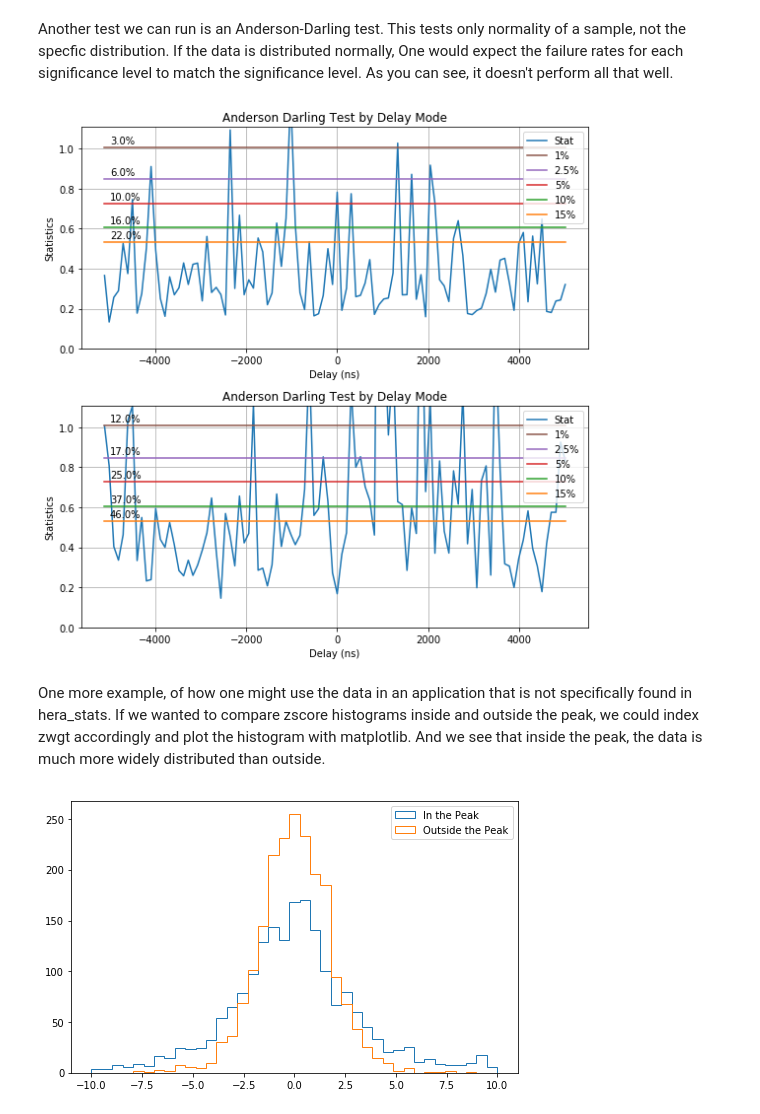
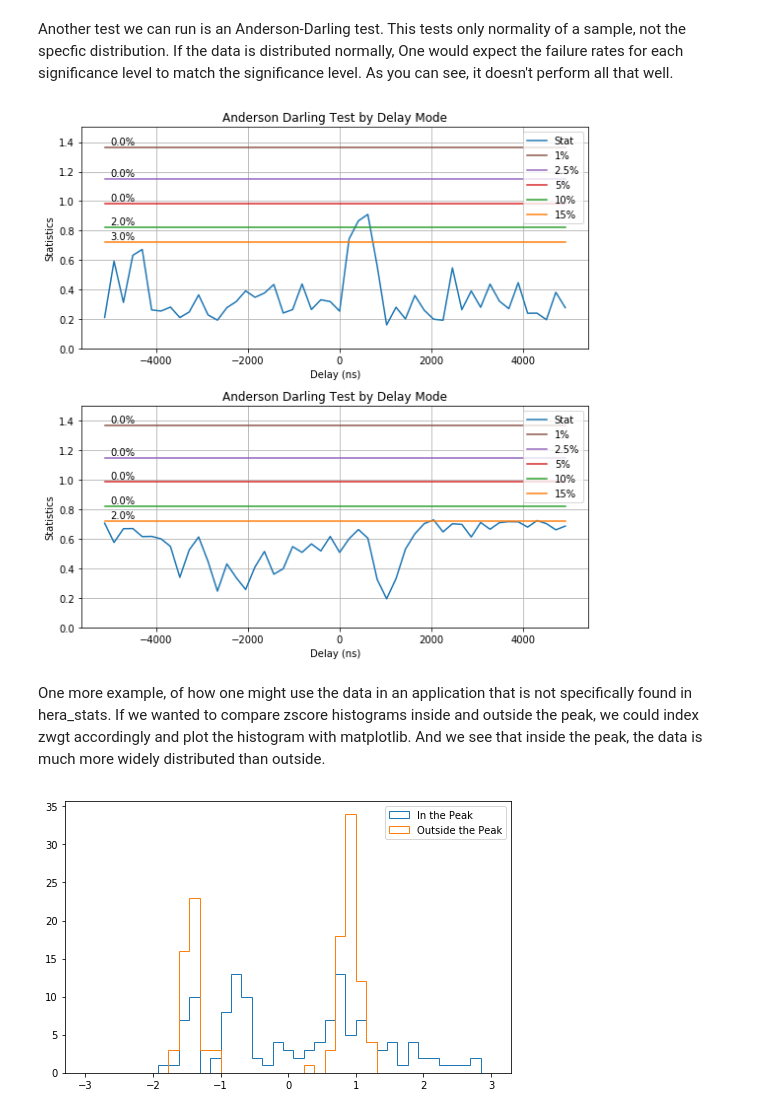
Before and after one commit to HERA-Team/hera_stats, a Jupyter notebook: examples/display_null_tests_overview.ipynb, the cells around one changed output. Drawn from its saved outputs; the diff is of its cells as text; code cells hidden in the pictures.

```diff
--- a/examples/display_null_tests_overview.ipynb
+++ b/examples/display_null_tests_overview.ipynb
@@ -12,7 +13,7 @@ import numpy as np
 import os
 # %%
 # Load container with data and peek into it
-fpath = os.path.join(DATA_PATH, "uvp_jackknife.h5")
+fpath = os.path.join(DATA_PATH, "jack_data.h5")
 pc = hs.PSpecContainer(fpath)
 hs.jkset.peek(pc)
 # %% [output]
@@ -134,6 +131,6 @@ hs.plots.plot_anderson(zwgt, ax=ax2)
 
 f.tight_layout()
 # %% [output]
-[figure, old version]
+[figure, new version]
 # %% [markdown]
 One more example, of how one might use the data in an application that is not specifically found in hera_stats. If we wanted to compare zscore histograms inside and outside the peak, we could index zwgt accordingly and plot the histogram with matplotlib. And we see that inside the peak, the data is much more widely distributed than outside.
@@ -140,19 +139,23 @@ One more example, of how one might use the data in an application that is not sp
 # %%
 f = plt.figure(figsize= (8, 5))
 ax = f.add_subplot(111)
 
-wings = np.arange(-25, 25, 1) % 100
-center = np.arange(25, 75, 1)
+ndlys = len(jk.dlys)
+q1 = ndlys // 4
+q2 = ndlys - q1
 
-bins = np.linspace(-10, 10, 40)
+wings = np.arange(-q1, q1, 1) % ndlys
+center = np.arange(q1, q2, 1)
+
+bins = np.linspace(-q1/4, q1/4, 40)
 
 # Plot delay modes 25-75 (the [peak])
 h1 = ax.hist(zwgt.spectra[:, center].flatten(), bins=bins, histtype="step")
 
 # Plot delay modes 0-25 and 75-100.
 h2 = ax.hist(zwgt.spectra[:, wings].flatten(), bins=bins, histtype="step")
 
 ax.legend(labels = ["In the Peak", "Outside the Peak"])
 pass
 # %% [output]
-[figure, old version]
+[figure, new version]
```
Also changed, not shown: parts of 9 cells of this notebook, 3 other files.
